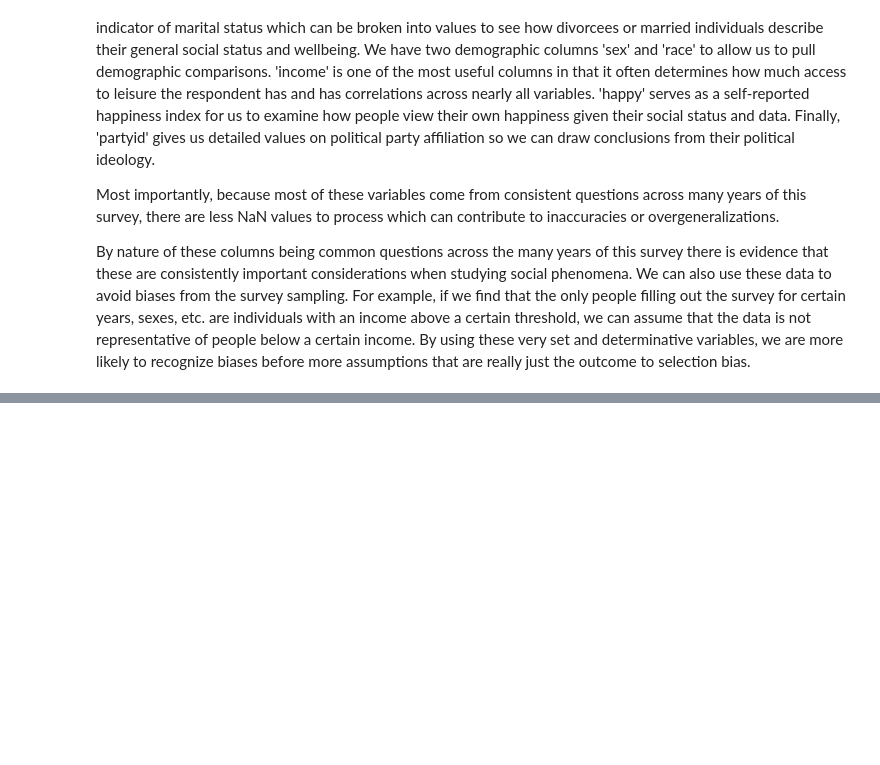
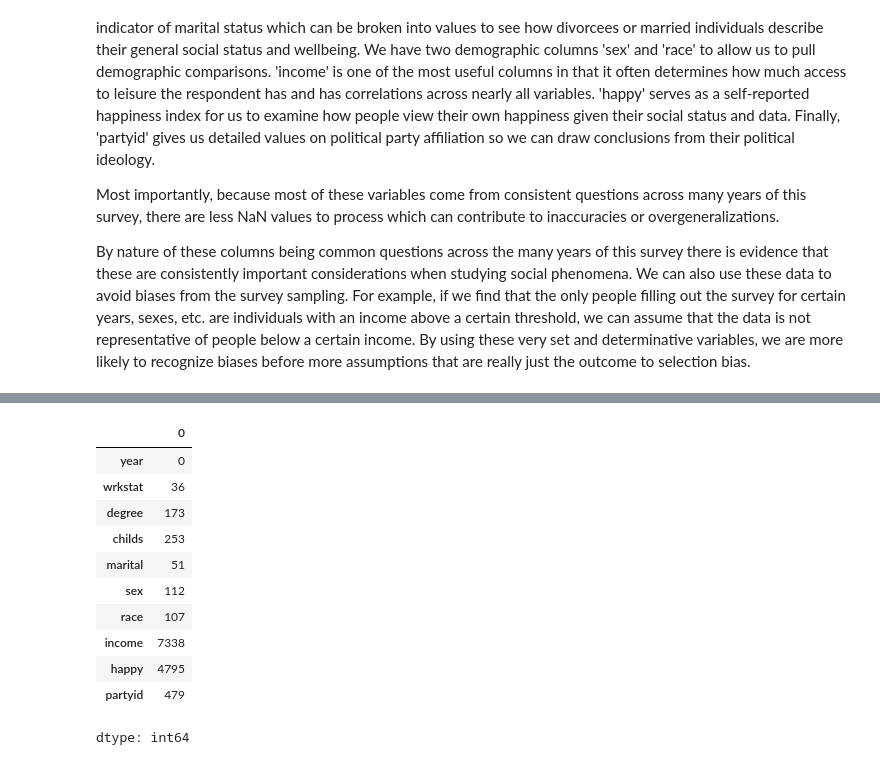
Before and after one commit to henry5250/lab_eda, a Jupyter notebook: lab_notebook.ipynb, the cells around one changed output, grey strips where cells are left out. Saved outputs shown, nothing was run; the diff lists cells and outputs as text; code cells hidden in the pictures; blank space fills up the shorter version.

```diff
--- a/lab_notebook.ipynb
+++ b/lab_notebook.ipynb
@@ -86,0 +119,15 @@ By nature of these columns being common questions across the many years of this
+# %%
+display(gss_df.isnull().sum())
+# %% [output]
+|  | 0 |
+| year | 0 |
+| wrkstat | 36 |
+| degree | 173 |
+| childs | 253 |
+| marital | 51 |
+| sex | 112 |
+| race | 107 |
+| income | 7338 |
+| happy | 4795 |
+| partyid | 479 |
+dtype: int64
```
Also changed, not shown: parts of 8 cells of this notebook.
